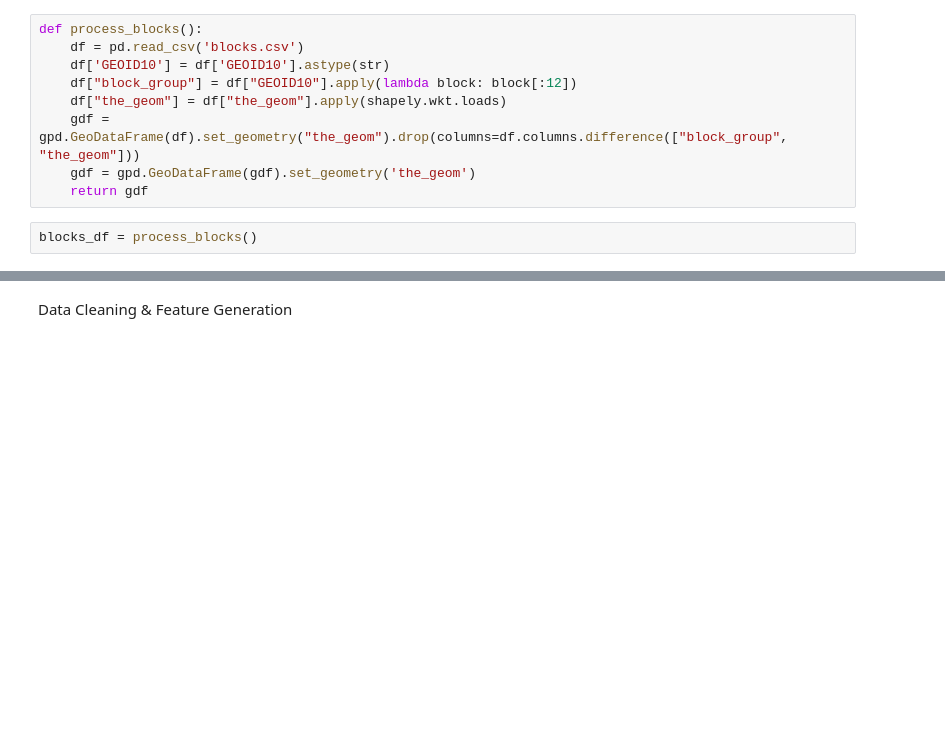
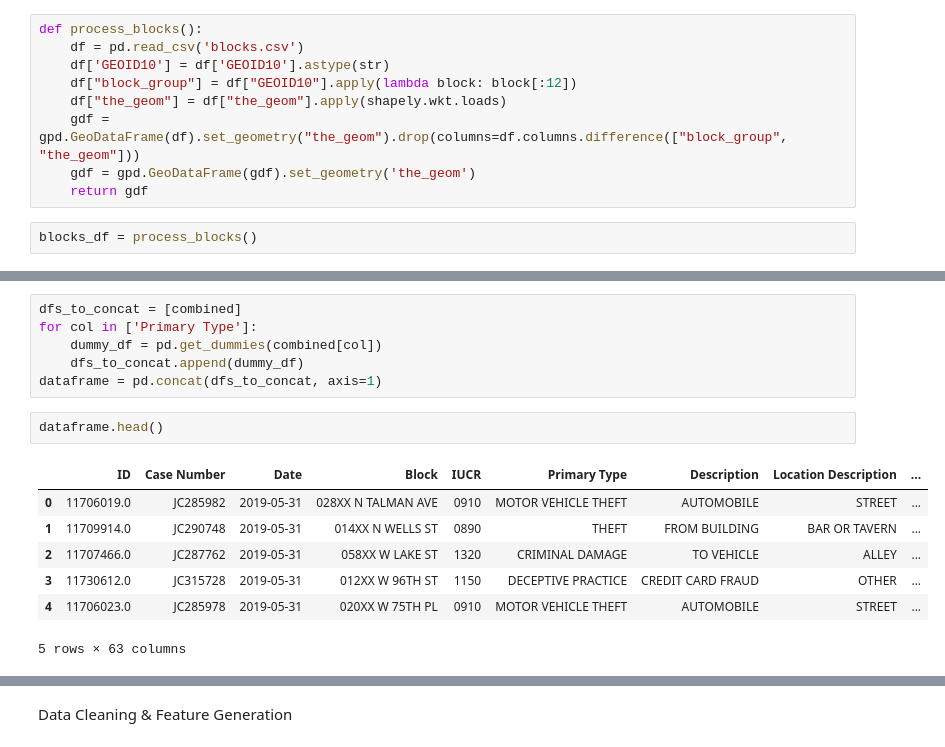
Before and after one commit to aws-samples/amazon-sagemaker-architecting-for-ml, a Jupyter notebook: predicting_crime.ipynb, the cells around one changed output, grey strips where cells are left out. Saved outputs shown, nothing was run; the diff lists cells and outputs as text; blank space fills up the shorter version.

```diff
--- a/predicting_crime.ipynb
+++ b/predicting_crime.ipynb
@@ -59,0 +92,16 @@ combined.head()
+# %%
+dfs_to_concat = [combined]
+for col in ['Primary Type']:
+    dummy_df = pd.get_dummies(combined[col])
+    dfs_to_concat.append(dummy_df)
+dataframe = pd.concat(dfs_to_concat, axis=1)
+# %%
+dataframe.head()
+# %% [output]
+|  | ID | Case Number | Date | Block | IUCR | Primary Type | Description | Location Description | ... |
+| 0 | 11706019.0 | JC285982 | 2019-05-31 | 028XX N TALMAN AVE | 0910 | MOTOR VEHICLE THEFT | AUTOMOBILE | STREET | ... |
+| 1 | 11709914.0 | JC290748 | 2019-05-31 | 014XX N WELLS ST | 0890 | THEFT | FROM BUILDING | BAR OR TAVERN | ... |
+| 2 | 11707466.0 | JC287762 | 2019-05-31 | 058XX W LAKE ST | 1320 | CRIMINAL DAMAGE | TO VEHICLE | ALLEY | ... |
+| 3 | 11730612.0 | JC315728 | 2019-05-31 | 012XX W 96TH ST | 1150 | DECEPTIVE PRACTICE | CREDIT CARD FRAUD | OTHER | ... |
+| 4 | 11706023.0 | JC285978 | 2019-05-31 | 020XX W 75TH PL | 0910 | MOTOR VEHICLE THEFT | AUTOMOBILE | STREET | ... |
+5 rows × 63 columns
```
Also changed, not shown: parts of 24 cells of this notebook.
